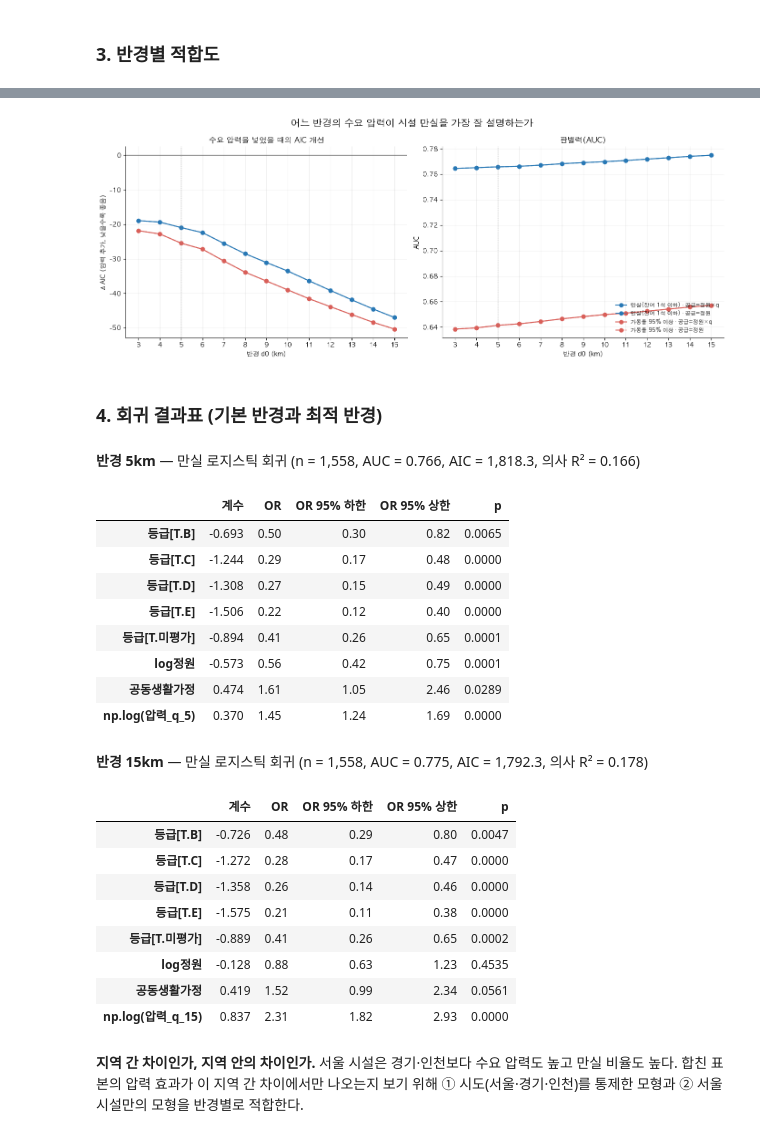
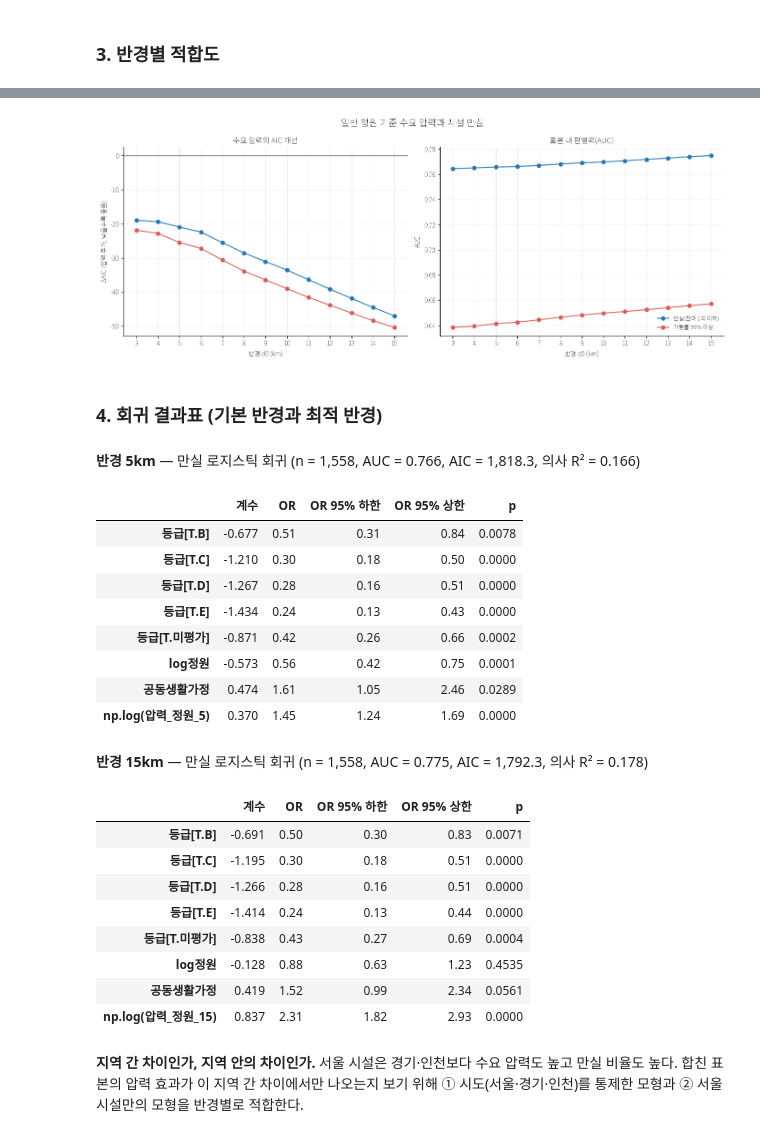
Before and after one commit to SID12g/uos-stat-data, a Jupyter notebook: 서울시 행정동별 요양시설 유효공급 격차/05_검증.ipynb, the cells around one changed output, grey strips where cells are left out. Saved outputs shown, nothing was run; the diff lists cells and outputs as text; code cells hidden in the pictures.

```diff
--- a/서울시 행정동별 요양시설 유효공급 격차/05_검증.ipynb
+++ b/서울시 행정동별 요양시설 유효공급 격차/05_검증.ipynb
@@ -47,9 +50,10 @@ dong["D"] = demand.loc[dong["행정동코드"], "D_A"].to_numpy()
 fac = pd.read_csv(C.OUTPUT_DIR / "시설_공급.csv", dtype={"장기요양기관코드": str})
 fac_geo = gpd.GeoSeries(gpd.points_from_xy(fac["lon"], fac["lat"]), crs="EPSG:4326").to_crs(C.CRS)
 
-cached = np.load(C.OUTPUT_DIR / "거리행렬_동x시설.npz", allow_pickle=True)
-assert list(cached["dong"]) == list(dong["행정동코드"]) and list(cached["fac"]) == list(fac["장기요양기관코드"])
-dist = cached["dist"]
+# 좌표와 현재 행 순서로 재계산한다. .gitignore 대상인 거리 캐시에 의존하지 않는다.
+centres = dong.geometry.centroid
+dist = E.distance_matrix_km(np.column_stack([centres.x, centres.y]),
+                           np.column_stack([fac_geo.x, fac_geo.y]))
 
 seoul_shape = dong.loc[dong["서울"]].union_all()
 fac["서울거리_km"] = fac_geo.distance(seoul_shape).to_numpy() / 1000  # 서울 안이면 0
@@ -154,28 +163,27 @@ display(
 # %%
 fig, axes = plt.subplots(1, 2, figsize=(14, 5.5))
 for outcome, color in (("만실", "#2878B5"), ("가동95", "#D95F59")):
-    for label, ls in (("q", "-"), ("정원", "--")):
-        part = fit_table.query("반응 == @outcome and 공급 == @label")
-        name = f"{'만실(잔여 1석 이하)' if outcome == '만실' else '가동률 95% 이상'} · 공급={'정원×q' if label == 'q' else '정원'}"
-        axes[0].plot(part["반경(km)"], part["ΔAIC(압력 추가)"], ls, marker="o", color=color, label=name)
-        axes[1].plot(part["반경(km)"], part["AUC"], ls, marker="o", color=color, label=name)
+    part = fit_table.query("반응 == @outcome and 공급 == '정원'")
+    name = "만실(잔여 1석 이하)" if outcome == "만실" else "가동률 95% 이상"
+    axes[0].plot(part["반경(km)"], part["ΔAIC(압력 추가)"], marker="o", color=color, label=name)
+    axes[1].plot(part["반경(km)"], part["AUC"], marker="o", color=color, label=name)
 axes[0].axhline(0, color="#555555", linewidth=1)
 axes[0].set_ylabel("ΔAIC (압력 추가, 낮을수록 좋음)")
 axes[1].set_ylabel("AUC")
-for ax, title in ((axes[0], "수요 압력을 넣었을 때의 AIC 개선"), (axes[1], "판별력(AUC)")):
+for ax, title in ((axes[0], "수요 압력의 AIC 개선"), (axes[1], "표본 내 판별력(AUC)")):
     ax.axvline(C.D0_KM, color="#999999", linestyle=":", linewidth=1)
     ax.set_xlabel("반경 d0 (km)")
     ax.set_xticks(D0_GRID)
     ax.set_title(title, fontsize=12)
     ax.grid(alpha=0.2)
     ax.spines[["top", "right"]].set_visible(False)
-axes[1].legend(fontsize=8.5, frameon=False, loc="lower right")
-fig.suptitle("어느 반경의 수요 압력이 시설 만실을 가장 잘 설명하는가", fontsize=15)
+axes[1].legend(fontsize=9, frameon=False, loc="lower right")
+fig.suptitle("일반 정원 기준 수요 압력과 시설 만실", fontsize=15)
 plt.tight_layout()
 fig.savefig(C.OUTPUT_DIR / "반경별_적합도.png", dpi=200, bbox_inches="tight")
 plt.show()
 # %% [output]
-[figure, old version]
+[figure, new version]
 # %% [markdown]
 ### 4. 회귀 결과표 (기본 반경과 최적 반경)
 # %%
@@ -187,30 +195,30 @@ def coef_table(model):
 
 
 for d0 in sorted({C.D0_KM, best_d0}):
-    m, auc = fit("만실", f"압력_q_{d0}")
+    m, auc = fit("만실", f"압력_정원_{d0}")
     display(Markdown(f"**반경 {d0}km** — 만실 로지스틱 회귀 (n = {int(m.nobs):,}, AUC = {auc:.3f}, AIC = {m.aic:,.1f}, 의사 R² = {m.prsquared:.3f})"))
     display(coef_table(m).style.format({"계수": "{:.3f}", "OR": "{:.2f}", "OR 95% 하한": "{:.2f}", "OR 95% 상한": "{:.2f}", "p": "{:.4f}"}))
 # %% [output]
 **반경 5km** — 만실 로지스틱 회귀 (n = 1,558, AUC = 0.766, AIC = 1,818.3, 의사 R² = 0.166)
 |  | 계수 | OR | OR 95% 하한 | OR 95% 상한 | p |
-| 등급[T.B] | -0.693 | 0.50 | 0.30 | 0.82 | 0.0065 |
-| 등급[T.C] | -1.244 | 0.29 | 0.17 | 0.48 | 0.0000 |
-| 등급[T.D] | -1.308 | 0.27 | 0.15 | 0.49 | 0.0000 |
-| 등급[T.E] | -1.506 | 0.22 | 0.12 | 0.40 | 0.0000 |
-| 등급[T.미평가] | -0.894 | 0.41 | 0.26 | 0.65 | 0.0001 |
+| 등급[T.B] | -0.677 | 0.51 | 0.31 | 0.84 | 0.0078 |
+| 등급[T.C] | -1.210 | 0.30 | 0.18 | 0.50 | 0.0000 |
+| 등급[T.D] | -1.267 | 0.28 | 0.16 | 0.51 | 0.0000 |
+| 등급[T.E] | -1.434 | 0.24 | 0.13 | 0.43 | 0.0000 |
+| 등급[T.미평가] | -0.871 | 0.42 | 0.26 | 0.66 | 0.0002 |
 | log정원 | -0.573 | 0.56 | 0.42 | 0.75 | 0.0001 |
 | 공동생활가정 | 0.474 | 1.61 | 1.05 | 2.46 | 0.0289 |
-| np.log(압력_q_5) | 0.370 | 1.45 | 1.24 | 1.69 | 0.0000 |
+| np.log(압력_정원_5) | 0.370 | 1.45 | 1.24 | 1.69 | 0.0000 |
 **반경 15km** — 만실 로지스틱 회귀 (n = 1,558, AUC = 0.775, AIC = 1,792.3, 의사 R² = 0.178)
 |  | 계수 | OR | OR 95% 하한 | OR 95% 상한 | p |
-| 등급[T.B] | -0.726 | 0.48 | 0.29 | 0.80 | 0.0047 |
-| 등급[T.C] | -1.272 | 0.28 | 0.17 | 0.47 | 0.0000 |
-| 등급[T.D] | -1.358 | 0.26 | 0.14 | 0.46 | 0.0000 |
-| 등급[T.E] | -1.575 | 0.21 | 0.11 | 0.38 | 0.0000 |
-| 등급[T.미평가] | -0.889 | 0.41 | 0.26 | 0.65 | 0.0002 |
+| 등급[T.B] | -0.691 | 0.50 | 0.30 | 0.83 | 0.0071 |
+| 등급[T.C] | -1.195 | 0.30 | 0.18 | 0.51 | 0.0000 |
+| 등급[T.D] | -1.266 | 0.28 | 0.16 | 0.51 | 0.0000 |
+| 등급[T.E] | -1.414 | 0.24 | 0.13 | 0.44 | 0.0000 |
+| 등급[T.미평가] | -0.838 | 0.43 | 0.27 | 0.69 | 0.0004 |
 | log정원 | -0.128 | 0.88 | 0.63 | 1.23 | 0.4535 |
 | 공동생활가정 | 0.419 | 1.52 | 0.99 | 2.34 | 0.0561 |
-| np.log(압력_q_15) | 0.837 | 2.31 | 1.82 | 2.93 | 0.0000 |
+| np.log(압력_정원_15) | 0.837 | 2.31 | 1.82 | 2.93 | 0.0000 |
 # %% [markdown]
 **지역 간 차이인가, 지역 안의 차이인가.** 서울 시설은 경기·인천보다 수요 압력도 높고 만실 비율도 높다. 합친 표본의 압력 효과가 이 지역 간 차이에서만 나오는지 보기 위해 ① 시도(서울·경기·인천)를 통제한 모형과 ② 서울 시설만의 모형을 반경별로 적합한다.
 # %%
```
Also changed, not shown: parts of 10 cells of this notebook, 18 other files.
